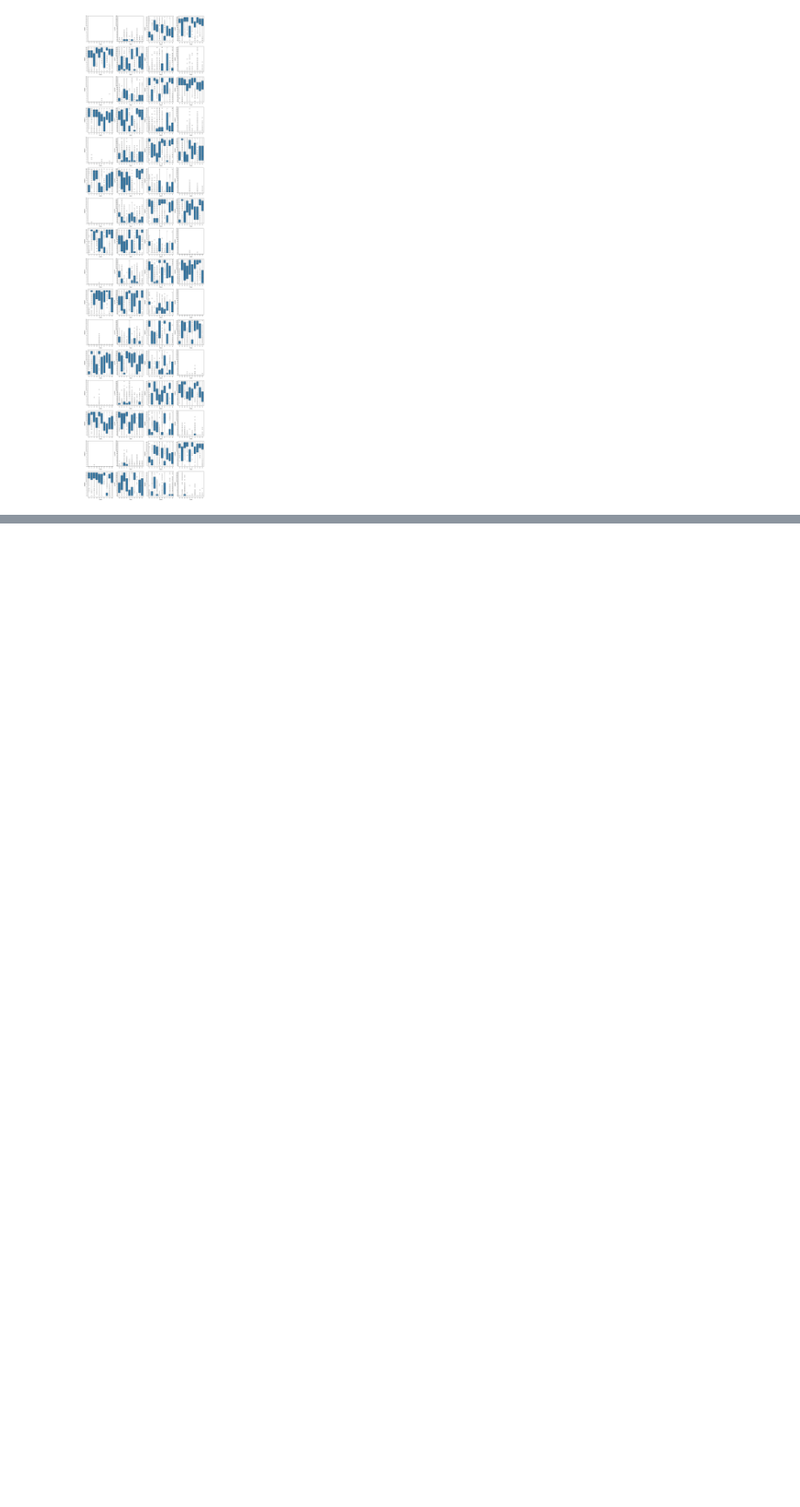
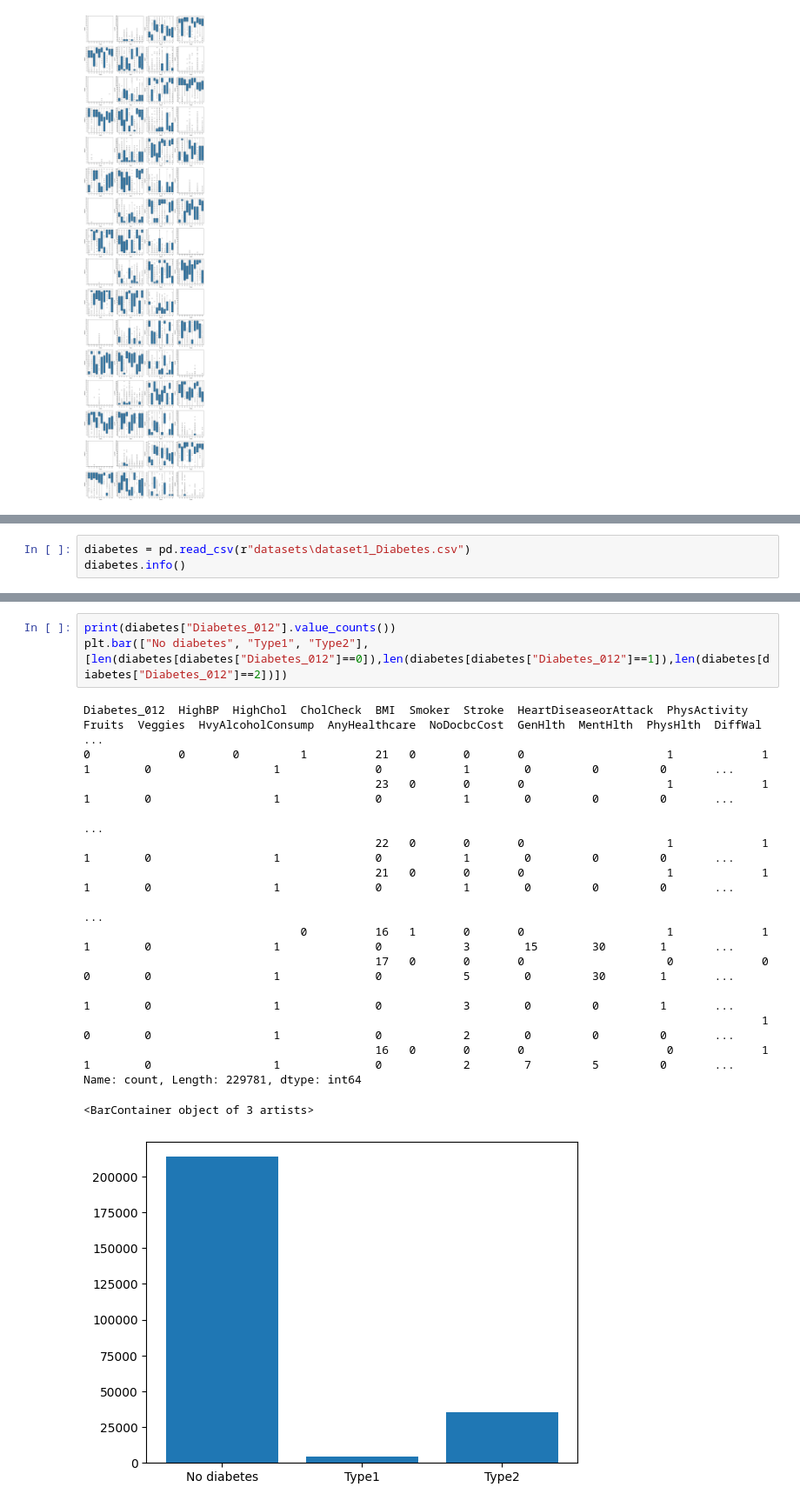
Before and after one commit to KarthikPreVin/MACHINE-LEARNING-LAB, a Jupyter notebook: ASSIGNMENT 1.ipynb, the cells around one changed output, grey strips where cells are left out. Shown at 87% size. Cells and saved outputs as stored; diff of their text form; blank space fills up the shorter version.

```diff
--- a/ASSIGNMENT 1.ipynb
+++ b/ASSIGNMENT 1.ipynb
@@ -279,0 +358,3 @@ output.sort_values("P value")
+# %%
+diabetes = pd.read_csv(r"datasets\dataset1_Diabetes.csv")
+diabetes.info()
@@ -279,0 +379,19 @@ output.sort_values("P value")
+# %%
+print(diabetes["Diabetes_012"].value_counts())
+plt.bar(["No diabetes", "Type1", "Type2"], [len(diabetes[diabetes["Diabetes_012"]==0]),len(diabetes[diabetes["Diabetes_012"]==1]),len(diabetes[diabetes["Diabetes_012"]==2])])
+# %% [output]
+Diabetes_012  HighBP  HighChol  CholCheck  BMI  Smoker  Stroke  HeartDiseaseorAttack  PhysActivity  Fruits  Veggies  HvyAlcoholConsump  AnyHealthcare  NoDocbcCost  GenHlth  MentHlth  PhysHlth  DiffWal ...
+0             0       0         1          21   0       0       0                     1             1       1        0                  1              0            1        0         0         0       ...
+                                           23   0       0       0                     1             1       1        0                  1              0            1        0         0         0       ...
+                                                                                                                                                                                                         ...
+                                           22   0       0       0                     1             1       1        0                  1              0            1        0         0         0       ...
+                                           21   0       0       0                     1             1       1        0                  1              0            1        0         0         0       ...
+                                                                                                                                                                                                         ...
+                                0          16   1       0       0                     1             1       1        0                  1              0            3        15        30        1       ...
+                                           17   0       0       0                     0             0       0        0                  1              0            5        0         30        1       ...
+                                                                                                            1        0                  1              0            3        0         0         1       ...
+                                                                                                    1       0        0                  1              0            2        0         0         0       ...
+                                           16   0       0       0                     0             1       1        0                  1              0            2        7         5         0       ...
+Name: count, Length: 229781, dtype: int64
+<BarContainer object of 3 artists>
+[figure, added]
```
Also changed, not shown: parts of 7 cells of this notebook, 2 other files.
